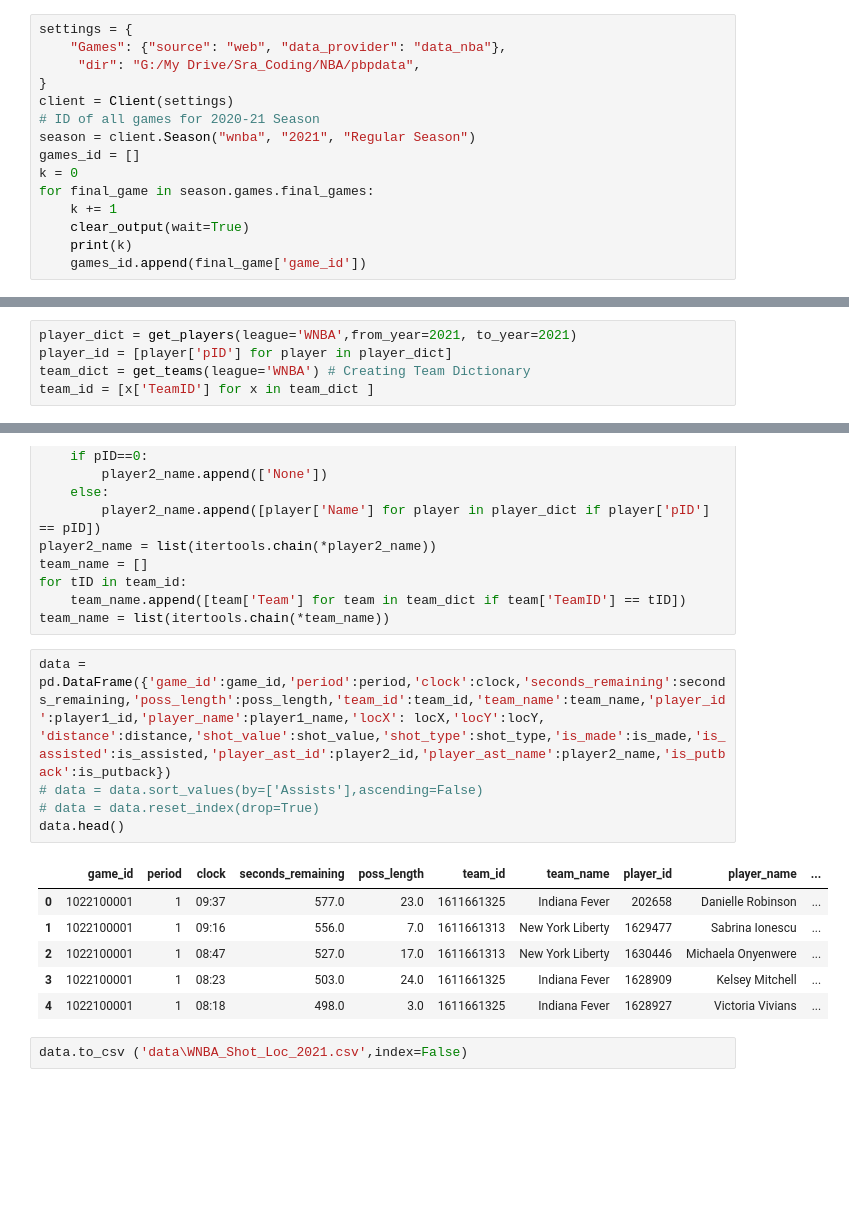
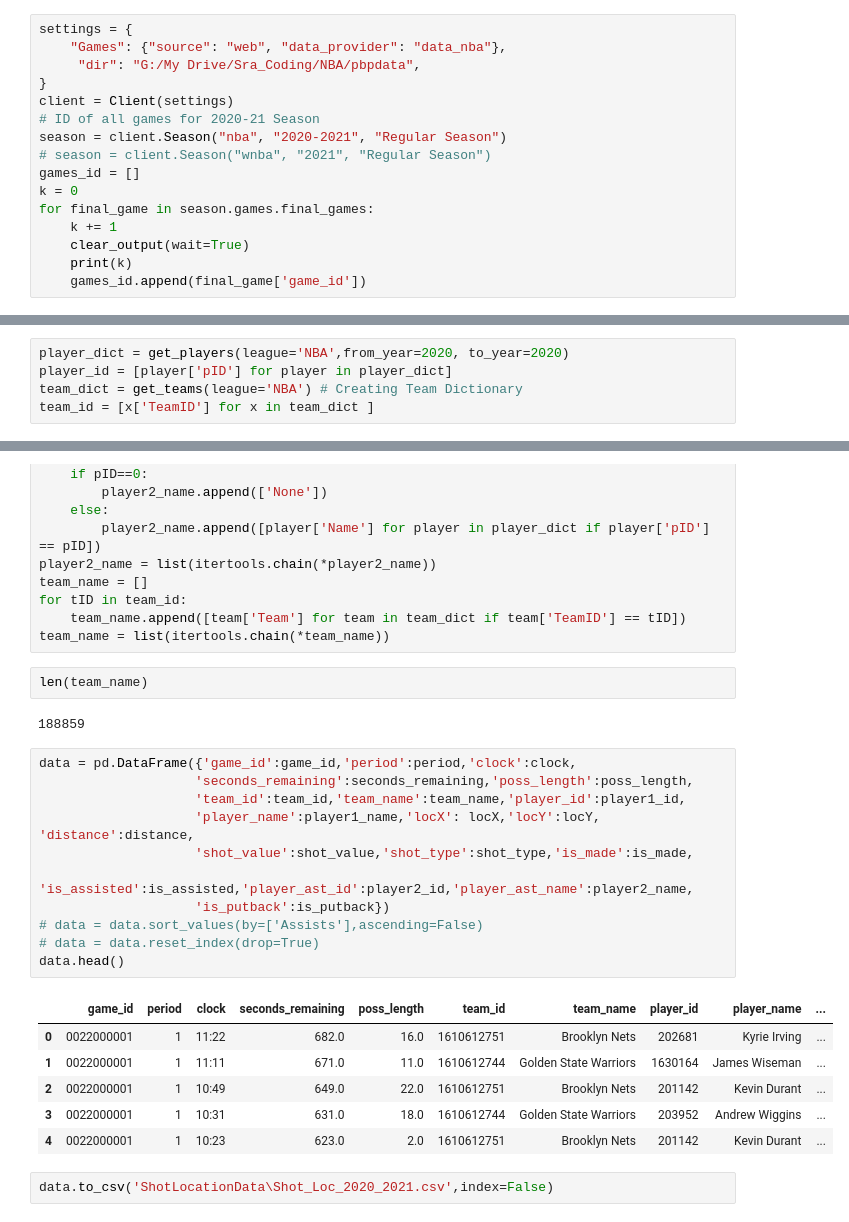
Before and after one commit to sravanpannala/NBA, a Jupyter notebook: Shot_Charts/get_Loc_Data_PBP.ipynb, the cells around one changed output, grey strips where cells are left out. Cells and saved outputs as stored; diff of their text form; blank space fills up the shorter version.

```diff
--- a/Shot_Charts/get_Loc_Data_PBP.ipynb
+++ b/Shot_Charts/get_Loc_Data_PBP.ipynb
@@ -18,7 +20,8 @@ settings = {
 }
 client = Client(settings)
 # ID of all games for 2020-21 Season
-season = client.Season("wnba", "2021", "Regular Season")
+season = client.Season("nba", "2020-2021", "Regular Season")
+# season = client.Season("wnba", "2021", "Regular Season")
 games_id = []
 k = 0
 for final_game in season.games.final_games:
@@ -57,7 +54,7 @@ len(bad_games_list)
 # %%
-player_dict = get_players(league='WNBA',from_year=2021, to_year=2021)
+player_dict = get_players(league='NBA',from_year=2020, to_year=2020)
 player_id = [player['pID'] for player in player_dict]
-team_dict = get_teams(league='WNBA') # Creating Team Dictionary
+team_dict = get_teams(league='NBA') # Creating Team Dictionary
 team_id = [x['TeamID'] for x in team_dict ]
 # %%
 game = games_list[0]
@@ -126,17 +121,27 @@ team_name = []
 for tID in team_id:
     team_name.append([team['Team'] for team in team_dict if team['TeamID'] == tID])
 team_name = list(itertools.chain(*team_name))
+# %%
+len(team_name)
+# %% [output]
+188859
 # %%
-data = pd.DataFrame({'game_id':game_id,'period':period,'clock':clock,'seconds_remaining':seconds_remaining,'poss_length':poss_length,'team_id':team_id,'team_name':team_name,'player_id':player1_id,'player_name':player1_name,'locX': locX,'locY':locY, 'distance':distance,'shot_value':shot_value,'shot_type':shot_type,'is_made':is_made,'is_assisted':is_assisted,'player_ast_id':player2_id,'player_ast_name':player2_name,'is_putback':is_putback})
+data = pd.DataFrame({'game_id':game_id,'period':period,'clock':clock,
+                    'seconds_remaining':seconds_remaining,'poss_length':poss_length,
+                    'team_id':team_id,'team_name':team_name,'player_id':player1_id,
+                    'player_name':player1_name,'locX': locX,'locY':locY, 'distance':distance,
+                    'shot_value':shot_value,'shot_type':shot_type,'is_made':is_made,
+                    'is_assisted':is_assisted,'player_ast_id':player2_id,'player_ast_name':player2_name,
+                    'is_putback':is_putback})
 # data = data.sort_values(by=['Assists'],ascending=False)
 # data = data.reset_index(drop=True)
 data.head()
 # %% [output]
 |  | game_id | period | clock | seconds_remaining | poss_length | team_id | team_name | player_id | player_name | ... |
-| 0 | 1022100001 | 1 | 09:37 | 577.0 | 23.0 | 1611661325 | Indiana Fever | 202658 | Danielle Robinson | ... |
-| 1 | 1022100001 | 1 | 09:16 | 556.0 | 7.0 | 1611661313 | New York Liberty | 1629477 | Sabrina Ionescu | ... |
-| 2 | 1022100001 | 1 | 08:47 | 527.0 | 17.0 | 1611661313 | New York Liberty | 1630446 | Michaela Onyenwere | ... |
-| 3 | 1022100001 | 1 | 08:23 | 503.0 | 24.0 | 1611661325 | Indiana Fever | 1628909 | Kelsey Mitchell | ... |
-| 4 | 1022100001 | 1 | 08:18 | 498.0 | 3.0 | 1611661325 | Indiana Fever | 1628927 | Victoria Vivians | ... |
+| 0 | 0022000001 | 1 | 11:22 | 682.0 | 16.0 | 1610612751 | Brooklyn Nets | 202681 | Kyrie Irving | ... |
+| 1 | 0022000001 | 1 | 11:11 | 671.0 | 11.0 | 1610612744 | Golden State Warriors | 1630164 | James Wiseman | ... |
+| 2 | 0022000001 | 1 | 10:49 | 649.0 | 22.0 | 1610612751 | Brooklyn Nets | 201142 | Kevin Durant | ... |
+| 3 | 0022000001 | 1 | 10:31 | 631.0 | 18.0 | 1610612744 | Golden State Warriors | 203952 | Andrew Wiggins | ... |
+| 4 | 0022000001 | 1 | 10:23 | 623.0 | 2.0 | 1610612751 | Brooklyn Nets | 201142 | Kevin Durant | ... |
 # %%
-data.to_csv ('data\WNBA_Shot_Loc_2021.csv',index=False)
+data.to_csv('ShotLocationData\Shot_Loc_2020_2021.csv',index=False)
```
Also changed, not shown: parts of 5 cells of this notebook, 6 other files.
